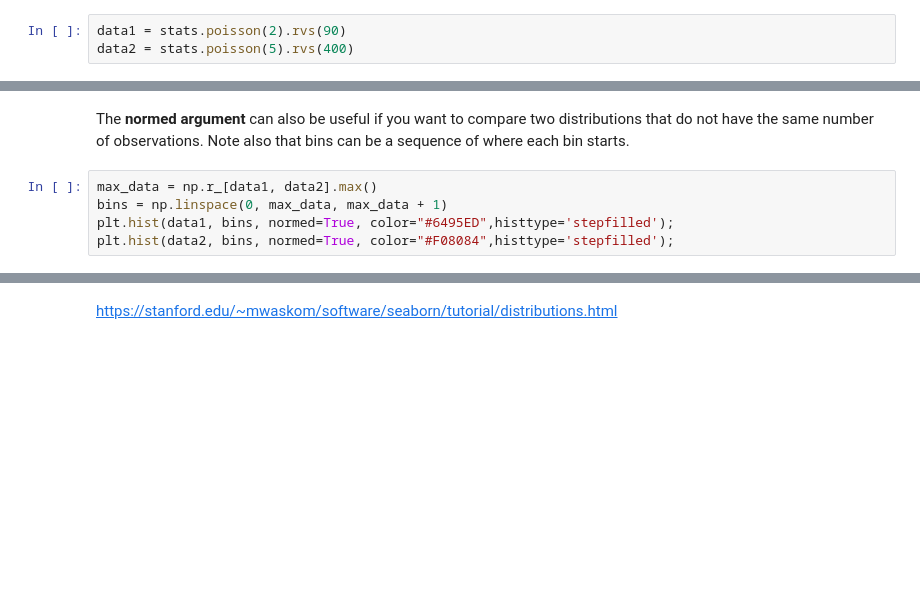
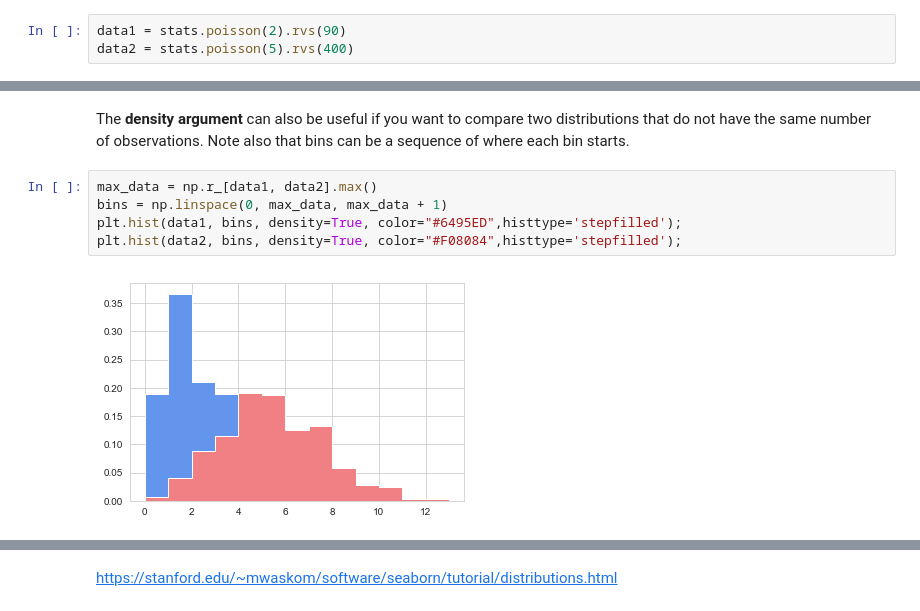
Before and after one commit to rogroc/Postgrau-Data-Science-UB, a Jupyter notebook: 18_DataVisualization/VIZ-ED6-iPython.ipynb, the cells around one changed output, grey strips where cells are left out. Cells and saved outputs as stored; diff of their text form; blank space fills up the shorter version.

```diff
--- a/18_DataVisualization/VIZ-ED6-iPython.ipynb
+++ b/18_DataVisualization/VIZ-ED6-iPython.ipynb
@@ -118,10 +141,12 @@ plt.hist(data2, bins, color="#F08084",histtype='stepfilled');
 # %% [markdown]
-The <b>normed argument</b> can also be useful if you want to compare two distributions that do not have the same number of observations. Note also that bins can be a sequence of where each bin starts.
+The <b>density argument</b> can also be useful if you want to compare two distributions that do not have the same number of observations. Note also that bins can be a sequence of where each bin starts.
 # %%
 max_data = np.r_[data1, data2].max()
 bins = np.linspace(0, max_data, max_data + 1)
-plt.hist(data1, bins, normed=True, color="#6495ED",histtype='stepfilled');
-plt.hist(data2, bins, normed=True, color="#F08084",histtype='stepfilled');
+plt.hist(data1, bins, density=True, color="#6495ED",histtype='stepfilled');
+plt.hist(data2, bins, density=True, color="#F08084",histtype='stepfilled');
+# %% [output]
+[figure, added]
 # %%
 max_data = np.r_[data1, data2].max()
 bins = np.linspace(0, max_data, max_data + 1)
```
Also changed, not shown: parts of 43 cells of this notebook, 1 other file.
